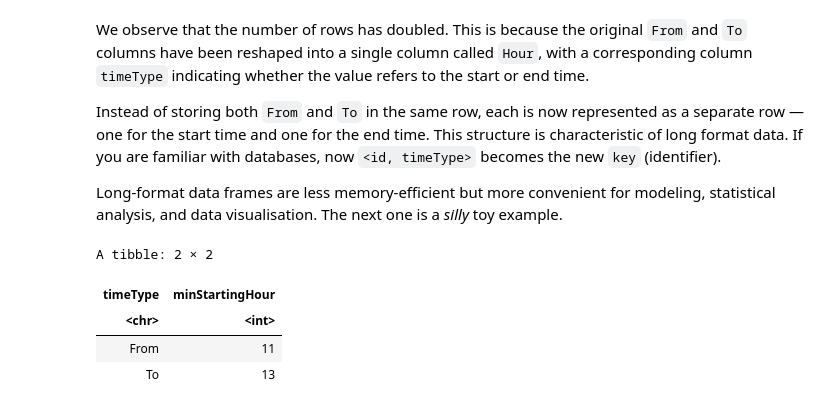
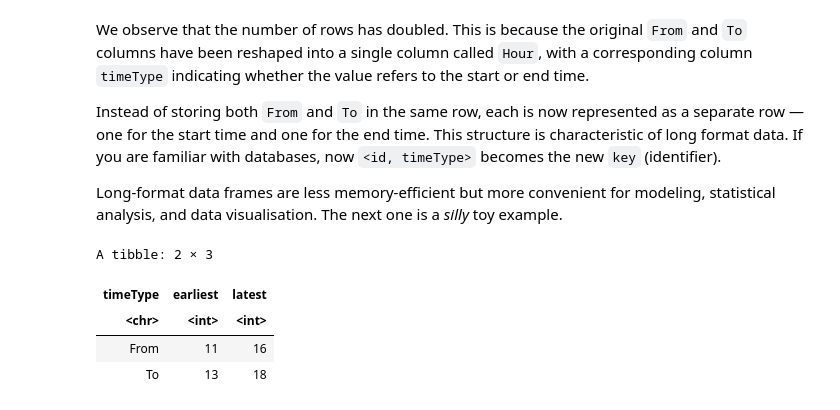
Before and after one commit to edelweiss611428/MXB107-Notebooks, a Jupyter notebook: notebooks/Week_1.ipynb, the cells around one changed output. Saved outputs shown, nothing was run; the diff lists cells and outputs as text; code cells hidden in the pictures.

```diff
--- a/notebooks/Week_1.ipynb
+++ b/notebooks/Week_1.ipynb
@@ -321,18 +338,19 @@ Long-format data frames are less memory-efficient but more convenient for modeli
 # %%
 MXB107_Info %>%
   select(Class, Teaching_Staff, From, To) %>%
   head(3) %>%
   mutate(id = row_number()) %>%
   pivot_longer(
     cols = c(From, To),
     names_to = "timeType",
     values_to = "Hour"
   )  %>%
-  group_by(timeType) %>% #Now it's possible to group_by `timeType` and compute `minStartingHour` for each.
-  summarise(minStartingHour = min(Hour))
+  group_by(timeType) %>% #Now it's possible to group_by `timeType` and compute `earliest` and `latest` hours for each.
+  summarise(earliest = min(Hour),
+            latest = max(Hour))
 # %% [output]
-A tibble: 2 × 2
+A tibble: 2 × 3
-| timeType | minStartingHour |
-| <chr> | <int> |
-| From | 11 |
-| To | 13 |
+| timeType | earliest | latest |
+| <chr> | <int> | <int> |
+| From | 11 | 16 |
+| To | 13 | 18 |
```
Also changed, not shown: parts of 2 cells of this notebook.
